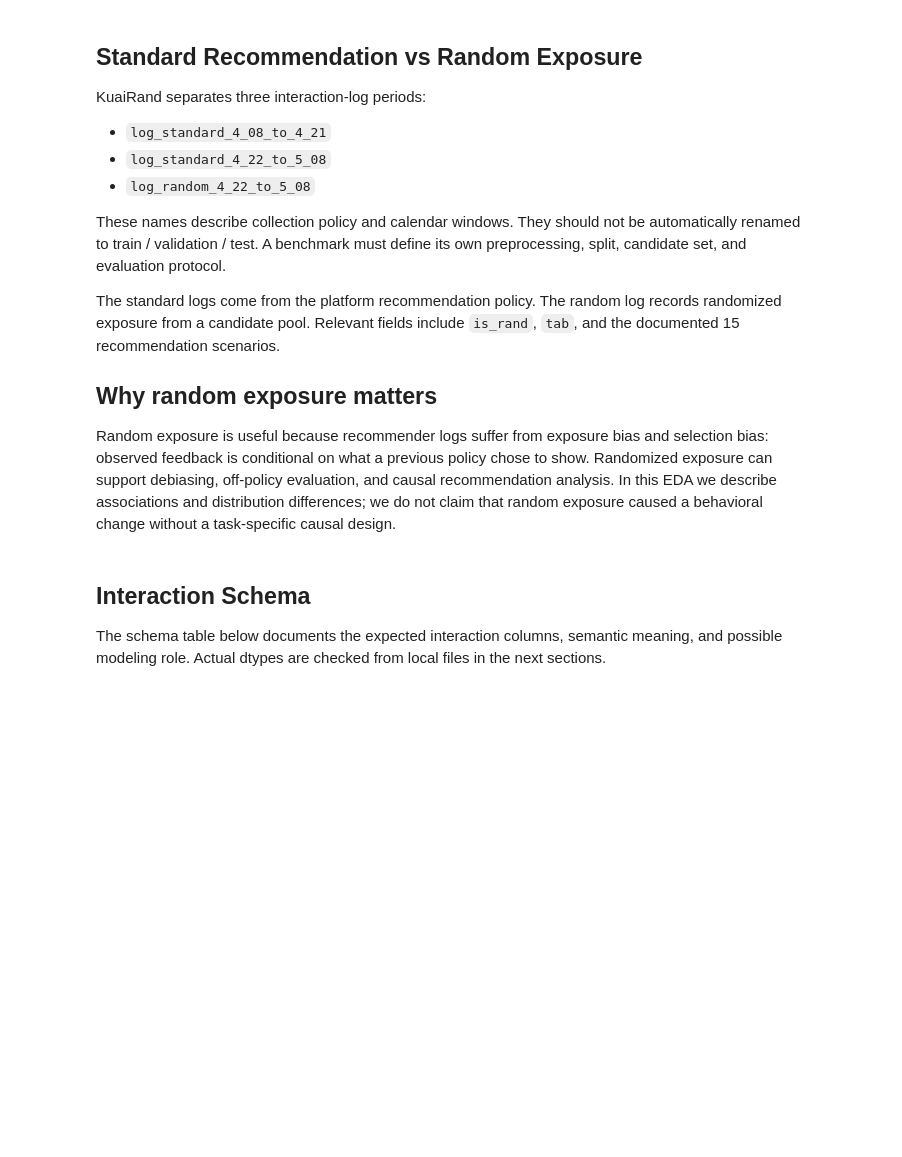
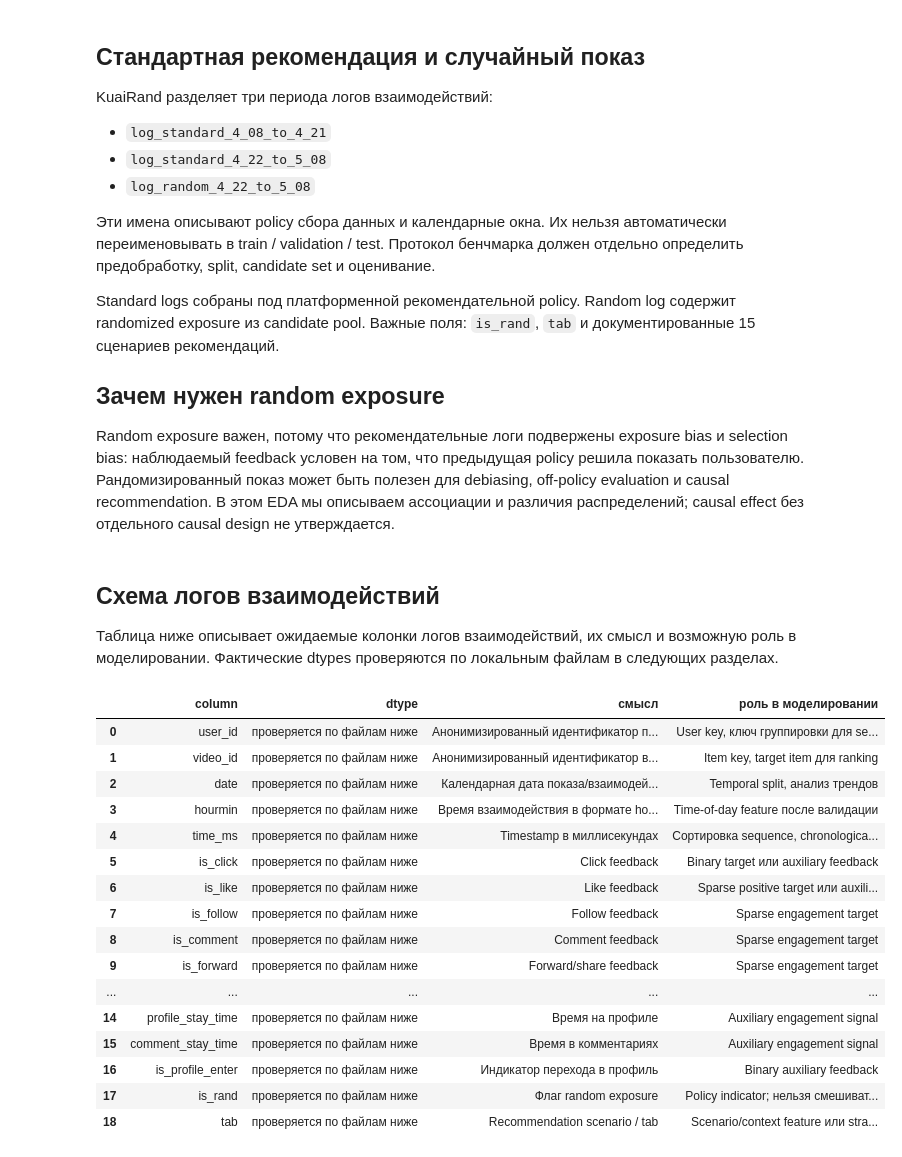
Before and after one commit to berdov/diplom, a Jupyter notebook: notebooks/01_kuairand_eda.ipynb, the cells around one changed output. Cells and saved outputs as stored; diff of their text form; code cells hidden in the pictures; blank space fills up the shorter version.

```diff
--- a/notebooks/01_kuairand_eda.ipynb
+++ b/notebooks/01_kuairand_eda.ipynb
@@ -199,45 +217,63 @@ else:
 # %% [markdown]
-## Standard Recommendation vs Random Exposure
+## Стандартная рекомендация и случайный показ
 
-KuaiRand separates three interaction-log periods:
+KuaiRand разделяет три периода логов взаимодействий:
 
 - `log_standard_4_08_to_4_21`
 - `log_standard_4_22_to_5_08`
 - `log_random_4_22_to_5_08`
 
-These names describe collection policy and calendar windows. They should not be automatically renamed to train / validation / test. A benchmark must define its own preprocessing, split, candidate set, and evaluation protocol.
+Эти имена описывают policy сбора данных и календарные окна. Их нельзя автоматически переименовывать в train / validation / test. Протокол бенчмарка должен отдельно определить предобработку, split, candidate set и оценивание.
 
-The standard logs come from the platform recommendation policy. The random log records randomized exposure from a candidate pool. Relevant fields include `is_rand`, `tab`, and the documented 15 recommendation scenarios.
+Standard logs собраны под платформенной рекомендательной policy. Random log содержит randomized exposure из candidate pool. Важные поля: `is_rand`, `tab` и документированные 15 сценариев рекомендаций.
 
-## Why random exposure matters
+## Зачем нужен random exposure
 
-Random exposure is useful because recommender logs suffer from exposure bias and selection bias: observed feedback is conditional on what a previous policy chose to show. Randomized exposure can support debiasing, off-policy evaluation, and causal recommendation analysis. In this EDA we describe associations and distribution differences; we do not claim that random exposure caused a behavioral change without a task-specific causal design.
+Random exposure важен, потому что рекомендательные логи подвержены exposure bias и selection bias: наблюдаемый feedback условен на том, что предыдущая policy решила показать пользователю. Рандомизированный показ может быть полезен для debiasing, off-policy evaluation и causal recommendation. В этом EDA мы описываем ассоциации и различия распределений; causal effect без отдельного causal design не утверждается.
 # %% [markdown]
-## Interaction Schema
+## Схема логов взаимодействий
 
-The schema table below documents the expected interaction columns, semantic meaning, and possible modeling role. Actual dtypes are checked from local files in the next sections.
+Таблица ниже описывает ожидаемые колонки логов взаимодействий, их смысл и возможную роль в моделировании. Фактические dtypes проверяются по локальным файлам в следующих разделах.
 # %%
 interaction_schema = pd.DataFrame([
-    {"column": "user_id", "semantic meaning": "Anonymized user identifier", "potential modeling role": "User key, grouping key for sequences"},
-    {"column": "video_id", "semantic meaning": "Anonymized video/item identifier", "potential modeling role": "Item key, target item for ranking"},
-    {"column": "date", "semantic meaning": "Calendar date of exposure/interaction", "potential modeling role": "Temporal split, trend analysis"},
-    {"column": "hourmin", "semantic meaning": "Hour-minute value of interaction", "potential modeling role": "Time-of-day feature after careful validation"},
-    {"column": "time_ms", "semantic meaning": "Timestamp in milliseconds", "potential modeling role": "Sequence ordering, chronological split"},
-    {"column": "is_click", "semantic meaning": "Click feedback", "potential modeling role": "Binary target or auxiliary feedback"},
-    {"column": "is_like", "semantic meaning": "Like feedback", "potential modeling role": "Sparse positive target or auxiliary task"},
-    {"column": "is_follow", "semantic meaning": "Follow feedback", "potential modeling role": "Sparse engagement target"},
-    {"column": "is_comment", "semantic meaning": "Comment feedback", "potential modeling role": "Sparse engagement target"},
-    {"column": "is_forward", "semantic meaning": "Forward/share feedback", "potential modeling role": "Sparse engagement target"},
-    {"column": "is_hate", "semantic meaning": "Negative feedback", "potential modeling role": "Negative preference / safety signal"},
-    {"column": "long_view", "semantic meaning": "Long-view indicator", "potential modeling role": "Binary watch-time target"},
-    {"column": "play_time_ms", "semantic meaning": "Observed play time", "potential modeling role": "Continuous engagement signal"},
-    {"column": "duration_ms", "semantic meaning": "Video duration", "potential modeling role": "Normalization denominator; item-side feature with caution"},
-    {"column": "profile_stay_time", "semantic meaning": "Time spent on profile", "potential modeling role": "Auxiliary engagement signal"},
-    {"column": "comment_stay_time", "semantic meaning": "Time spent in comments", "potential modeling role": "Auxiliary engagement signal"},
-    {"column": "is_profile_enter", "semantic meaning": "Profile-enter indicator", "potential modeling role": "Binary auxiliary feedback"},
-    {"column": "is_rand", "semantic meaning": "Random-exposure flag", "potential modeling role": "Policy indicator; do not mix blindly"},
-    {"column": "tab", "semantic meaning": "Recommendation scenario/tab", "potential modeling role": "Scenario/context feature or stratification key"},
+    {"column": "user_id", "смысл": "Анонимизированный идентификатор пользователя", "роль в моделировании": "User key, ключ группировки для sequences"},
+    {"column": "video_id", "смысл": "Анонимизированный идентификатор видео/item", "роль в моделировании": "Item key, target item для ranking"},
+    {"column": "date", "смысл": "Календарная дата показа/взаимодействия", "роль в моделировании": "Temporal split, анализ трендов"},
+    {"column": "hourmin", "смысл": "Время взаимодействия в формате hour-minute", "роль в моделировании": "Time-of-day feature после валидации"},
+    {"column": "time_ms", "смысл": "Timestamp в миллисекундах", "роль в моделировании": "Сортировка sequence, chronological split"},
+    {"column": "is_click", "смысл": "Click feedback", "роль в моделировании": "Binary target или auxiliary feedback"},
+    {"column": "is_like", "смысл": "Like feedback", "роль в моделировании": "Sparse positive target или auxiliary task"},
+    {"column": "is_follow", "смысл": "Follow feedback", "роль в моделировании": "Sparse engagement target"},
+    {"column": "is_comment", "смысл": "Comment feedback", "роль в моделировании": "Sparse engagement target"},
+    {"column": "is_forward", "смысл": "Forward/share feedback", "роль в моделировании": "Sparse engagement target"},
+    {"column": "is_hate", "смысл": "Negative feedback", "роль в моделировании": "Negative preference / safety signal"},
+    {"column": "long_view", "смысл": "Индикатор long-view", "роль в моделировании": "Binary watch-time target"},
+    {"column": "play_time_ms", "смысл": "Наблюдаемое время просмотра", "роль в моделировании": "Continuous engagement signal"},
+    {"column": "duration_ms", "смысл": "Длительность видео", "роль в моделировании": "Делитель для нормализации; item-side feature с осторожностью"},
+    {"column": "profile_stay_time", "смысл": "Время на профиле", "роль в моделировании": "Auxiliary engagement signal"},
+    {"column": "comment_stay_time", "смысл": "Время в комментариях", "роль в моделировании": "Auxiliary engagement signal"},
+    {"column": "is_profile_enter", "смысл": "Индикатор перехода в профиль", "роль в моделировании": "Binary auxiliary feedback"},
+    {"column": "is_rand", "смысл": "Флаг random exposure", "роль в моделировании": "Policy indicator; нельзя смешивать без контроля"},
+    {"column": "tab", "смысл": "Recommendation scenario / tab", "роль в моделировании": "Scenario/context feature или stratification key"},
 ])
-interaction_schema["dtype"] = "checked from files below"
-display(interaction_schema[["column", "dtype", "semantic meaning", "potential modeling role"]])
+interaction_schema["dtype"] = "проверяется по файлам ниже"
+display(interaction_schema[["column", "dtype", "смысл", "роль в моделировании"]])
+# %% [output]
+|  | column | dtype | смысл | роль в моделировании |
+| 0 | user_id | проверяется по файлам ниже | Анонимизированный идентификатор п... | User key, ключ группировки для se... |
+| 1 | video_id | проверяется по файлам ниже | Анонимизированный идентификатор в... | Item key, target item для ranking |
+| 2 | date | проверяется по файлам ниже | Календарная дата показа/взаимодей... | Temporal split, анализ трендов |
+| 3 | hourmin | проверяется по файлам ниже | Время взаимодействия в формате ho... | Time-of-day feature после валидации |
+| 4 | time_ms | проверяется по файлам ниже | Timestamp в миллисекундах | Сортировка sequence, chronologica... |
+| 5 | is_click | проверяется по файлам ниже | Click feedback | Binary target или auxiliary feedback |
+| 6 | is_like | проверяется по файлам ниже | Like feedback | Sparse positive target или auxili... |
+| 7 | is_follow | проверяется по файлам ниже | Follow feedback | Sparse engagement target |
+| 8 | is_comment | проверяется по файлам ниже | Comment feedback | Sparse engagement target |
+| 9 | is_forward | проверяется по файлам ниже | Forward/share feedback | Sparse engagement target |
+| ... | ... | ... | ... | ... |
+| 14 | profile_stay_time | проверяется по файлам ниже | Время на профиле | Auxiliary engagement signal |
+| 15 | comment_stay_time | проверяется по файлам ниже | Время в комментариях | Auxiliary engagement signal |
+| 16 | is_profile_enter | проверяется по файлам ниже | Индикатор перехода в профиль | Binary auxiliary feedback |
+| 17 | is_rand | проверяется по файлам ниже | Флаг random exposure | Policy indicator; нельзя смешиват... |
+| 18 | tab | проверяется по файлам ниже | Recommendation scenario / tab | Scenario/context feature или stra... |
 # %% [markdown]
```
Also changed, not shown: parts of 59 cells of this notebook, 5 other files.
